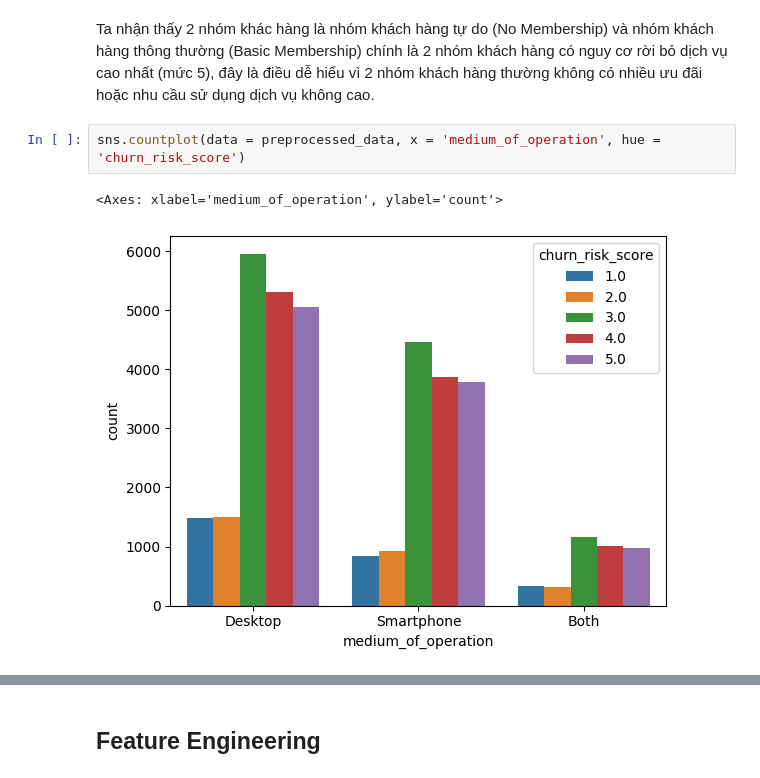
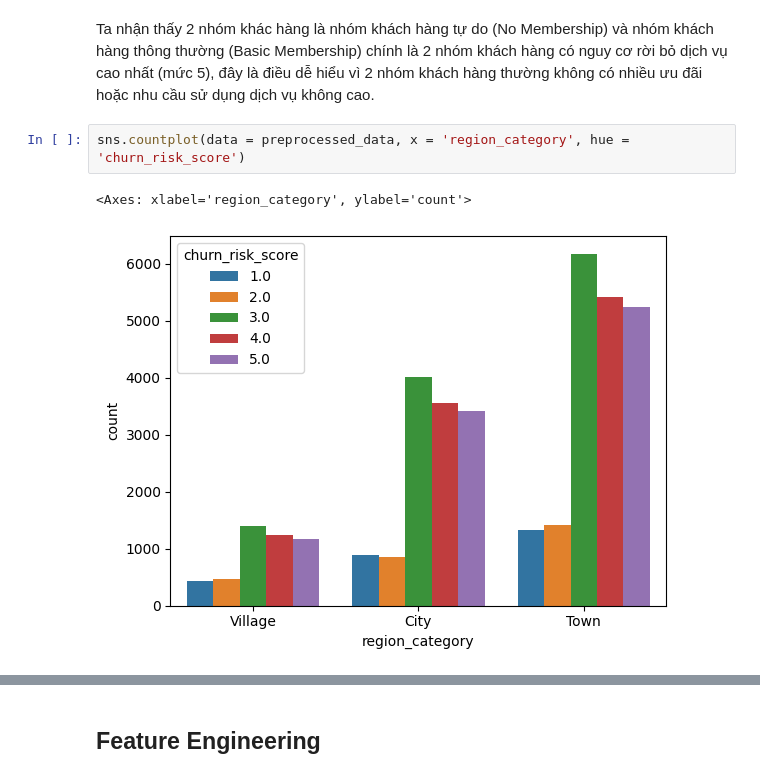
Before and after one commit to trantuanthai/Support-Vector-Machines, a Jupyter notebook: SVM.ipynb, the cells around one changed output, grey strips where cells are left out. Saved outputs shown, nothing was run; the diff lists cells and outputs as text.

```diff
--- a/SVM.ipynb
+++ b/SVM.ipynb
@@ -457,7 +457,7 @@ sns.countplot(data = preprocessed_data, x = 'churn_risk_score', hue = 'membershi
 # %% [markdown]
 Ta nhận thấy 2 nhóm khác hàng là nhóm khách hàng tự do (No Membership) và nhóm khách hàng thông thường (Basic Membership) chính là 2 nhóm khách hàng có nguy cơ rời bỏ dịch vụ cao nhất (mức 5), đây là điều dễ hiểu vì 2 nhóm khách hàng thường không có nhiều ưu đãi hoặc nhu cầu sử dụng dịch vụ không cao.
 # %%
-sns.countplot(data = preprocessed_data, x = 'medium_of_operation', hue = 'churn_risk_score')
+sns.countplot(data = preprocessed_data, x = 'region_category', hue = 'churn_risk_score')
 # %% [output]
-<Axes: xlabel='medium_of_operation', ylabel='count'>
+<Axes: xlabel='region_category', ylabel='count'>
-[figure, old version]
+[figure, new version]
```
Also changed, not shown: parts of 19 cells of this notebook.
